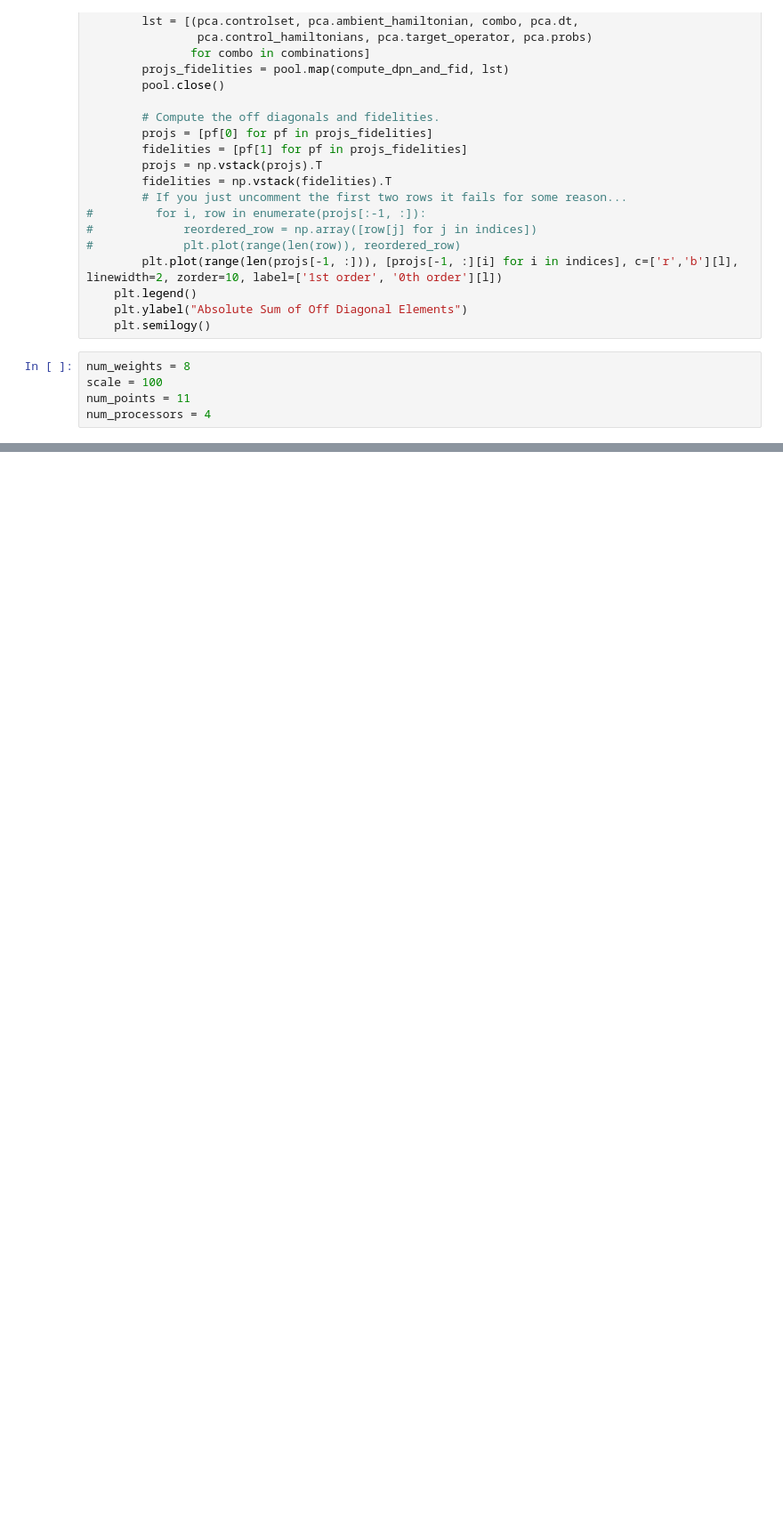
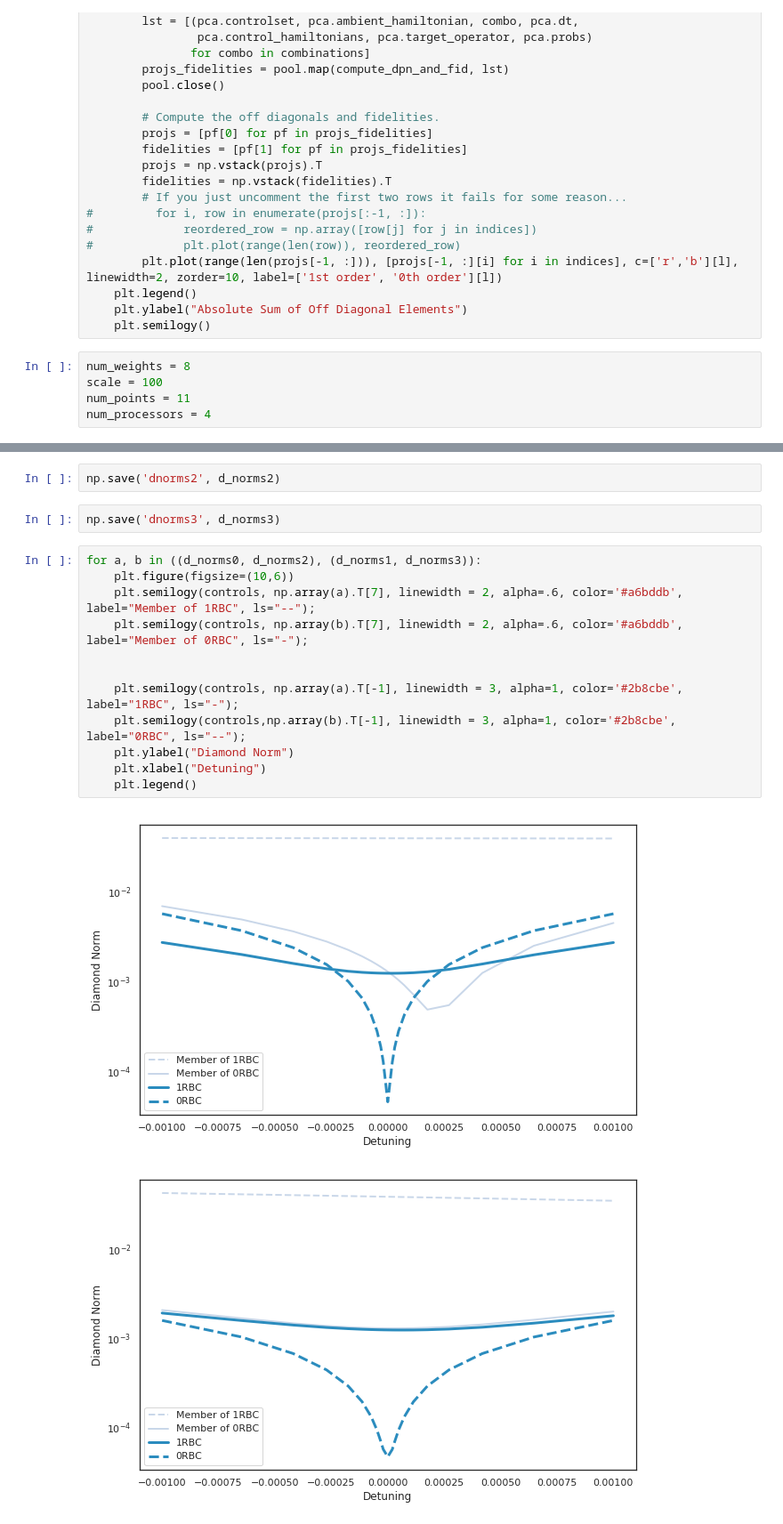
Before and after one commit to ampolloreno/decorrelating_errors, a Jupyter notebook: code/Quadratic Programs Working (sqrtX).ipynb, the cells around one changed output, grey strips where cells are left out. Shown: that part at 89% size. Saved outputs shown, nothing was run; the diff lists cells and outputs as text; blank space fills up the shorter version.

```diff
--- a/code/Quadratic Programs Working (sqrtX).ipynb
+++ b/code/Quadratic Programs Working (sqrtX).ipynb
@@ -331,0 +519,19 @@ DOING COMBO [8e-05, 6.400000000000002e-05]
+# %%
+np.save('dnorms2', d_norms2)
+# %%
+np.save('dnorms3', d_norms3)
+# %%
+for a, b in ((d_norms0, d_norms2), (d_norms1, d_norms3)):
+    plt.figure(figsize=(10,6))
+    plt.semilogy(controls, np.array(a).T[7], linewidth = 2, alpha=.6, color='#a6bddb', label="Member of 1RBC", ls="--");
+    plt.semilogy(controls, np.array(b).T[7], linewidth = 2, alpha=.6, color='#a6bddb', label="Member of 0RBC", ls="-");
+
+
+    plt.semilogy(controls, np.array(a).T[-1], linewidth = 3, alpha=1, color='#2b8cbe', label="1RBC", ls="-");
+    plt.semilogy(controls,np.array(b).T[-1], linewidth = 3, alpha=1, color='#2b8cbe', label="0RBC", ls="--");
+    plt.ylabel("Diamond Norm")
+    plt.xlabel("Detuning")
+    plt.legend()
+# %% [output]
+[figure, added]
+[figure, added]
```
Also changed, not shown: parts of 27 cells of this notebook, 2 other files.
